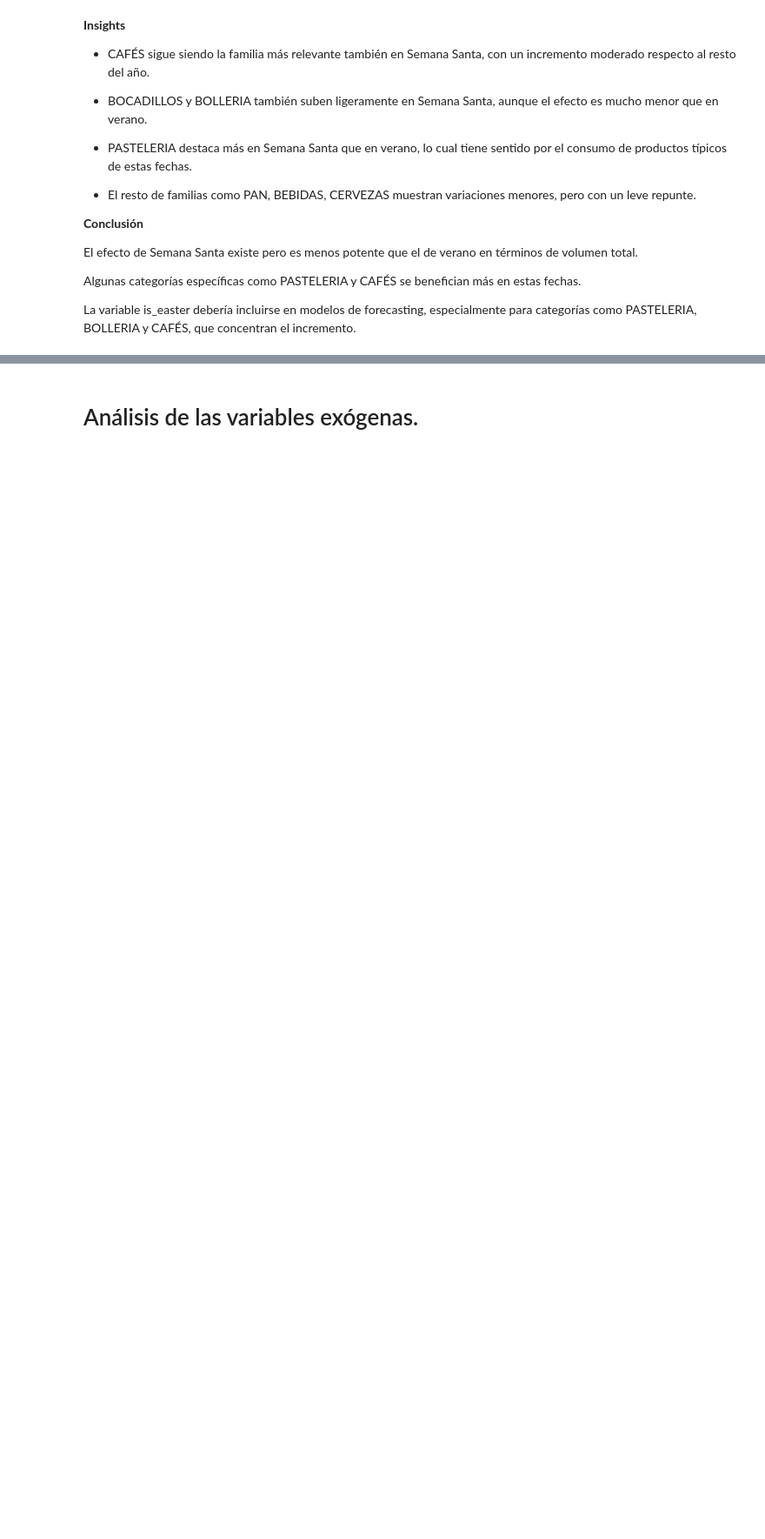
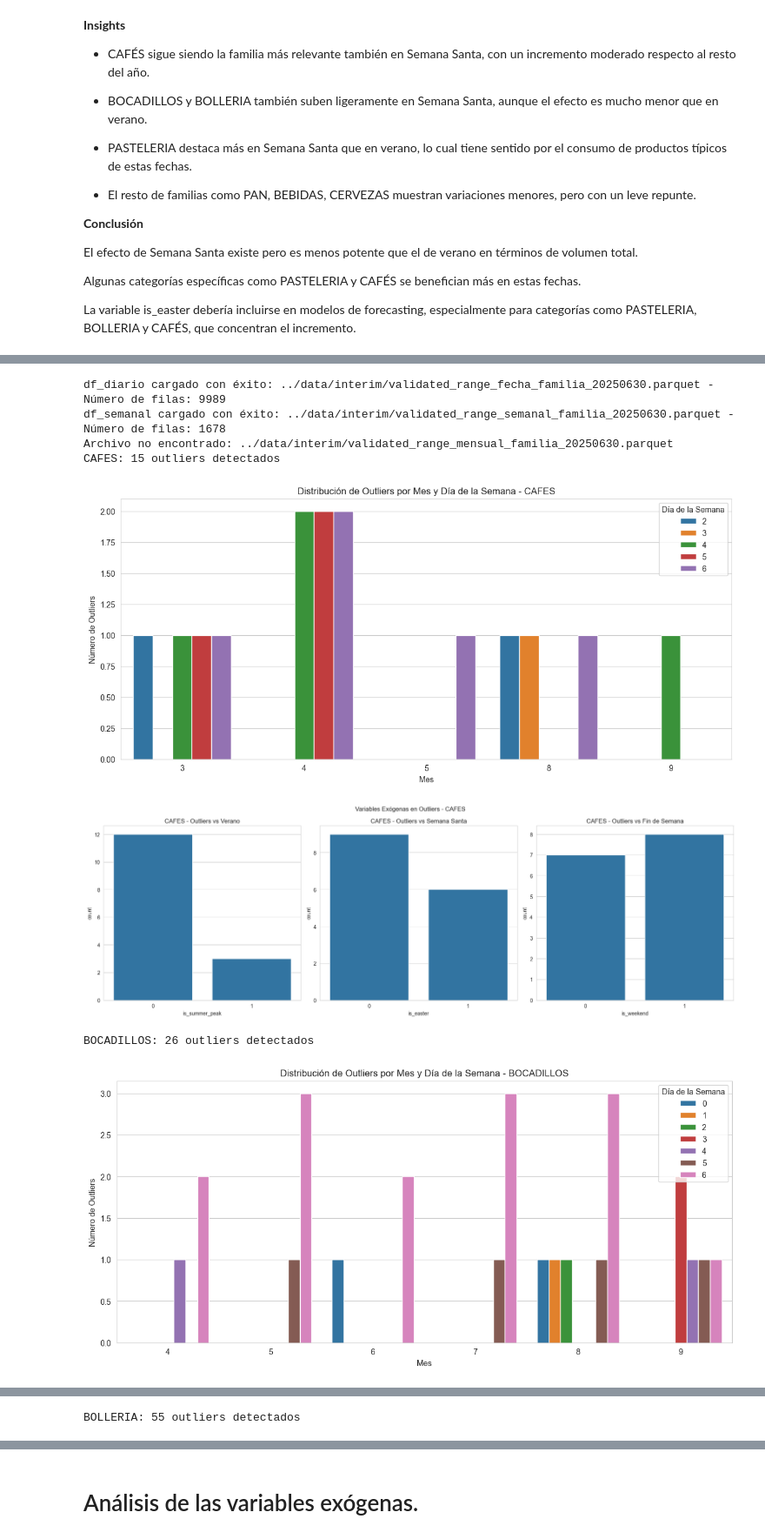
Before and after one commit to joquifer2/mlops_fleca_project, a Jupyter notebook: notebooks/v2_Eda.ipynb, the cells around one changed output, grey strips where cells are left out. Shown at 87% size. Saved outputs shown, nothing was run; the diff lists cells and outputs as text; code cells hidden in the pictures; blank space fills up the shorter version.

```diff
--- a/notebooks/v2_Eda.ipynb
+++ b/notebooks/v2_Eda.ipynb
@@ -410,0 +468,76 @@ La variable is_easter debería incluirse en modelos de forecasting, especialment
+# %%
+import pandas as pd
+import os
+import matplotlib.pyplot as plt
+import seaborn as sns
+
+# --- Carga de archivos preprocesados ---
+archivos = [
+    "../data/interim/validated_range_fecha_familia_20250630.parquet",
+    "../data/interim/validated_range_semanal_familia_20250630.parquet",
+    "../data/interim/validated_range_mensual_familia_20250630.parquet"
+]
+
+nombres = ['df_diario', 'df_semanal', 'df_mensual']
+dfs = {}
+
+for archivo, nombre in zip(archivos, nombres):
+    if os.path.exists(archivo):
+        dfs[nombre] = pd.read_parquet(archivo)
+        print(f"{nombre} cargado con éxito: {archivo} - Número de filas: {len(dfs[nombre])}")
+    else:
+        print(f"Archivo no encontrado: {archivo}")
+
+# --- Preparación de datos ---
+df_diario = dfs['df_diario']
+df_diario = df_diario[df_diario['familia'] != 'cerrado']
+
+# --- Identificación de outliers por familia (Top 5 + Pastelería) ---
+familias_objetivo = ['CAFES', 'BOCADILLOS', 'BOLLERIA', 'BEBIDAS', 'PAN', 'PASTELERIA']
+outliers_info = {}
+
+for familia in familias_objetivo:
+    df_fam = df_diario[df_diario['familia'] == familia]
+    q1 = df_fam['base_imponible'].quantile(0.25)
+    q3 = df_fam['base_imponible'].quantile(0.75)
+    iqr = q3 - q1
+    lower_bound = q1 - 1.5 * iqr
+    upper_bound = q3 + 1.5 * iqr
+
+    outliers = df_fam[(df_fam['base_imponible'] < lower_bound) | (df_fam['base_imponible'] > upper_bound)]
+    outliers_info[familia] = outliers
+
+    print(f"{familia}: {len(outliers)} outliers detectados")
+
+    # Visualización por mes y día de la semana
+    plt.figure(figsize=(14,6))
+    sns.countplot(data=outliers, x='month', hue='day_of_week', palette='tab10')
+    plt.title(f'Distribución de Outliers por Mes y Día de la Semana - {familia}')
+    plt.xlabel('Mes')
+    plt.ylabel('Número de Outliers')
+    plt.legend(title='Día de la Semana', loc='upper right')
+    plt.show()
+
+    # Visualización por variables exógenas
+    fig, axes = plt.subplots(1, 3, figsize=(18,6))
+    sns.countplot(data=outliers, x='is_summer_peak', ax=axes[0])
+    axes[0].set_title(f'{familia} - Outliers vs Verano')
+
+    sns.countplot(data=outliers, x='is_easter', ax=axes[1])
+    axes[1].set_title(f'{familia} - Outliers vs Semana Santa')
+
+    sns.countplot(data=outliers, x='is_weekend', ax=axes[2])
+    axes[2].set_title(f'{familia} - Outliers vs Fin de Semana')
+
+    plt.suptitle(f'Variables Exógenas en Outliers - {familia}')
+    plt.tight_layout()
+    plt.show()
+# %% [output]
+df_diario cargado con éxito: ../data/interim/validated_range_fecha_familia_20250630.parquet - Número de filas: 9989
+df_semanal cargado con éxito: ../data/interim/validated_range_semanal_familia_20250630.parquet - Número de filas: 1678
+Archivo no encontrado: ../data/interim/validated_range_mensual_familia_20250630.parquet
+CAFES: 15 outliers detectados
+[figure, added]
+[figure, added]
+BOCADILLOS: 26 outliers detectados
+[figure, added]
@@ -410,0 +545 @@ La variable is_easter debería incluirse en modelos de forecasting, especialment
+BOLLERIA: 55 outliers detectados
```
Also changed, not shown: parts of 11 cells of this notebook.
